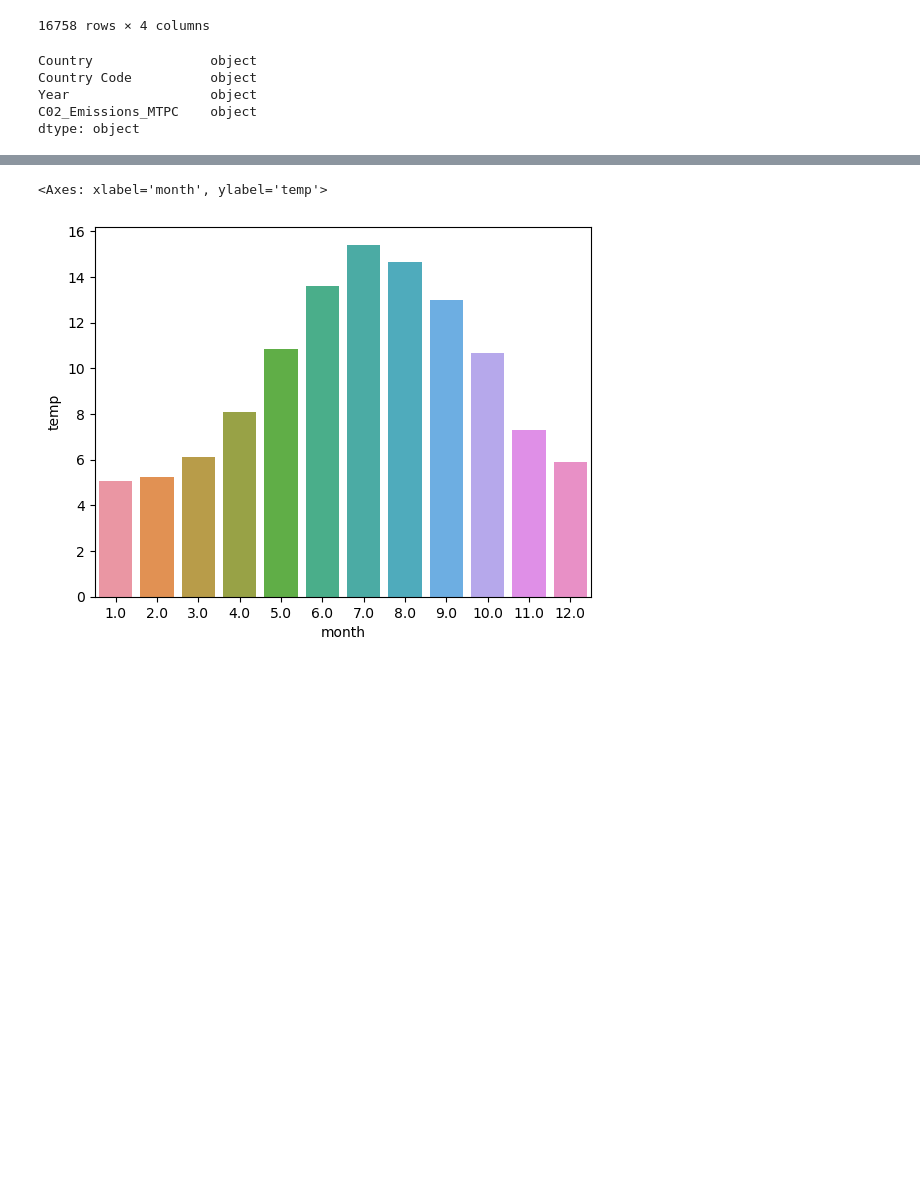
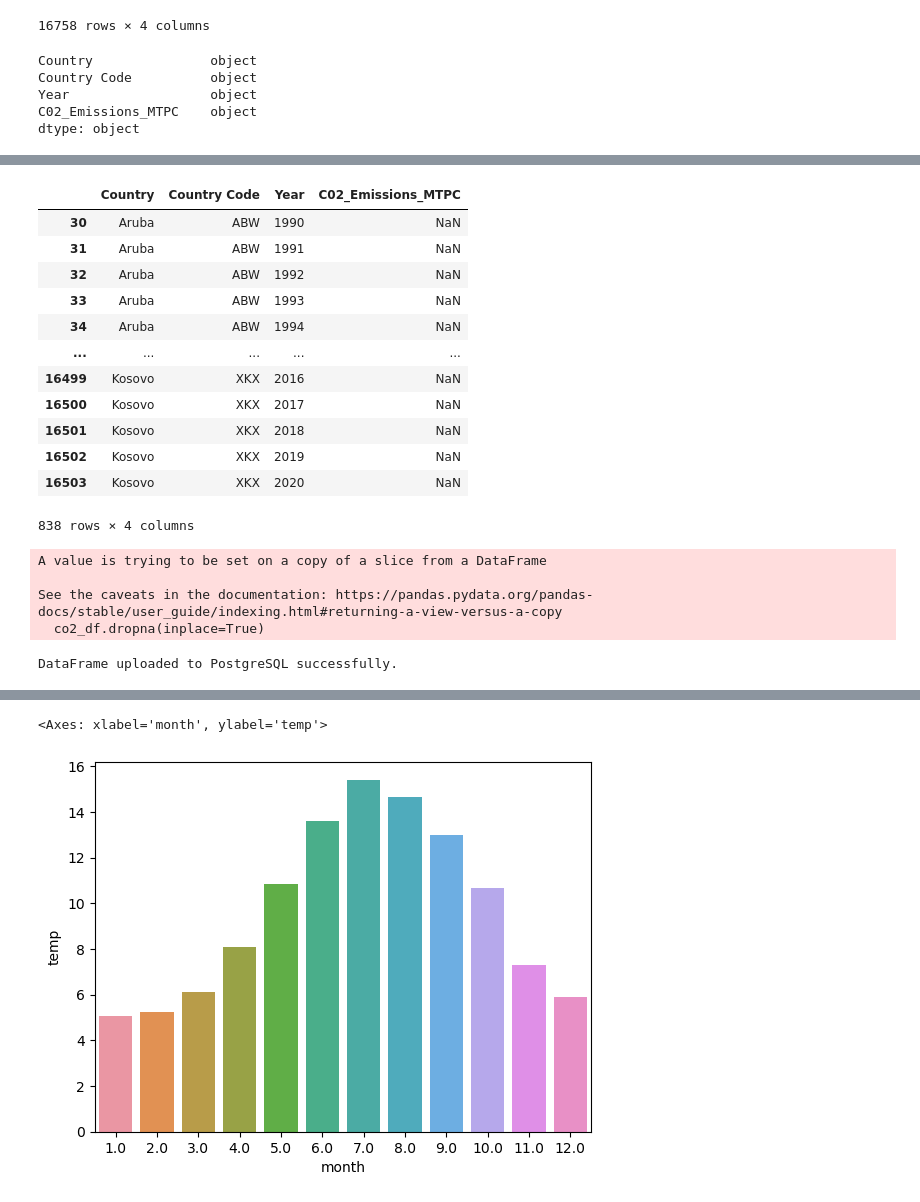
Before and after one commit to BrianRiera/CA_Database-Analytics, a Jupyter notebook: co2_emissions.ipynb, the cells around one changed output, grey strips where cells are left out. Drawn from its saved outputs; the diff is of its cells as text; code cells hidden in the pictures; blank space fills up the shorter version.

Commit message:
Created output table for co2, + Viz for air_poll

```diff
--- a/co2_emissions.ipynb
+++ b/co2_emissions.ipynb
@@ -101,3 +101,4 @@ dtype: object
 # %%
 co2_df['Year'] = co2_df['Year'].astype(int)
 co2_df = co2_df[(co2_df['Year'] >= 1990) & (co2_df['Year'] <= 2020)]
+co2_df['C02_Emissions_MTPC'] = co2_df['C02_Emissions_MTPC'].apply(lambda x: round(pd.to_numeric(x), 4) if not pd.isna(x) else None)
@@ -103,0 +111,23 @@ co2_df = co2_df[(co2_df['Year'] >= 1990) & (co2_df['Year'] <= 2020)]
+# %%
+co2_df[co2_df.isnull().any(axis=1)]
+# %% [output]
+|  | Country | Country Code | Year | C02_Emissions_MTPC |
+| 30 | Aruba | ABW | 1990 | NaN |
+| 31 | Aruba | ABW | 1991 | NaN |
+| 32 | Aruba | ABW | 1992 | NaN |
+| 33 | Aruba | ABW | 1993 | NaN |
+| 34 | Aruba | ABW | 1994 | NaN |
+| ... | ... | ... | ... | ... |
+| 16499 | Kosovo | XKX | 2016 | NaN |
+| 16500 | Kosovo | XKX | 2017 | NaN |
+| 16501 | Kosovo | XKX | 2018 | NaN |
+| 16502 | Kosovo | XKX | 2019 | NaN |
+| 16503 | Kosovo | XKX | 2020 | NaN |
+838 rows × 4 columns
+# %%
+co2_df.dropna(inplace=True)
+# %% [output]
+A value is trying to be set on a copy of a slice from a DataFrame
+
+See the caveats in the documentation: https://pandas.pydata.org/pandas-docs/stable/user_guide/indexing.html#returning-a-view-versus-a-copy
+  co2_df.dropna(inplace=True)
@@ -104,3 +136,16 @@ co2_df = co2_df[(co2_df['Year'] >= 1990) & (co2_df['Year'] <= 2020)]
+# %%
+# Am going to use this table for merging with other tables due to table structure
+try:
+    engine = create_engine('postgresql://dap:dap@192.168.56.30:5432/climate')
+
+    co2_output.to_sql('co2_emissions_output', engine, index=False, if_exists='replace')
+
+    print('DataFrame uploaded to PostgreSQL successfully.')
+
+except Exception as e:
+    print('Error:', e)
+# %% [output]
+DataFrame uploaded to PostgreSQL successfully.
 # %%
 co2_df= co2_df.pivot(index='Country', columns='Year', values='C02_Emissions_MTPC')
 co2_df= co2_df.reset_index()
```
Also changed, not shown: parts of 10 cells of this notebook, 3 other files.
